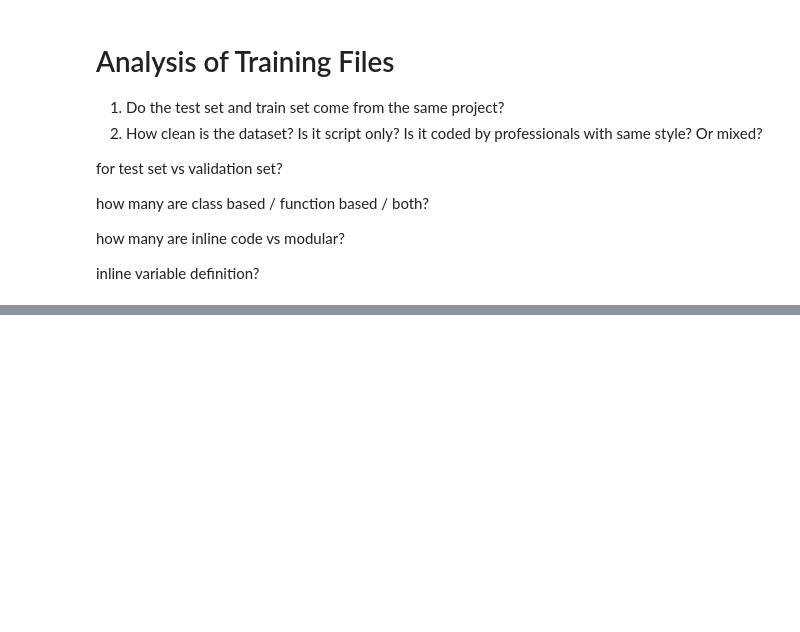
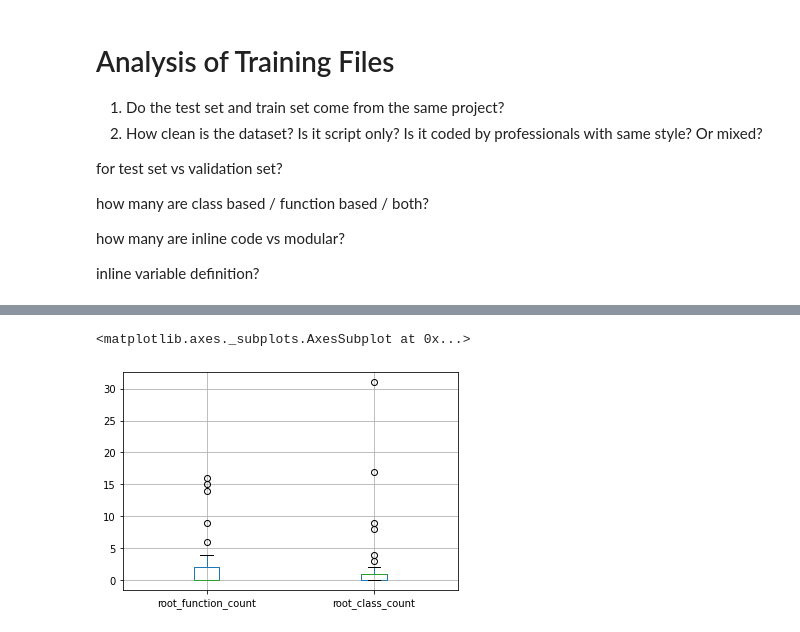
Before and after one commit to UoA-CS760/autocomplete-predictor, a Jupyter notebook: data/train_file_analysis.ipynb, the cells around one changed output, grey strips where cells are left out. Cells and saved outputs as stored; diff of their text form; code cells hidden in the pictures; blank space fills up the shorter version.

```diff
--- a/data/train_file_analysis.ipynb
+++ b/data/train_file_analysis.ipynb
@@ -90,0 +116,5 @@ df[['root_function_count', 'root_class_count']].plot()
+# %%
+df_test.boxplot(column=['root_function_count', 'root_class_count'])
+# %% [output]
+<matplotlib.axes._subplots.AxesSubplot at 0x...>
+[figure, added]
```
Also changed, not shown: parts of 14 cells of this notebook, 8 other files.
